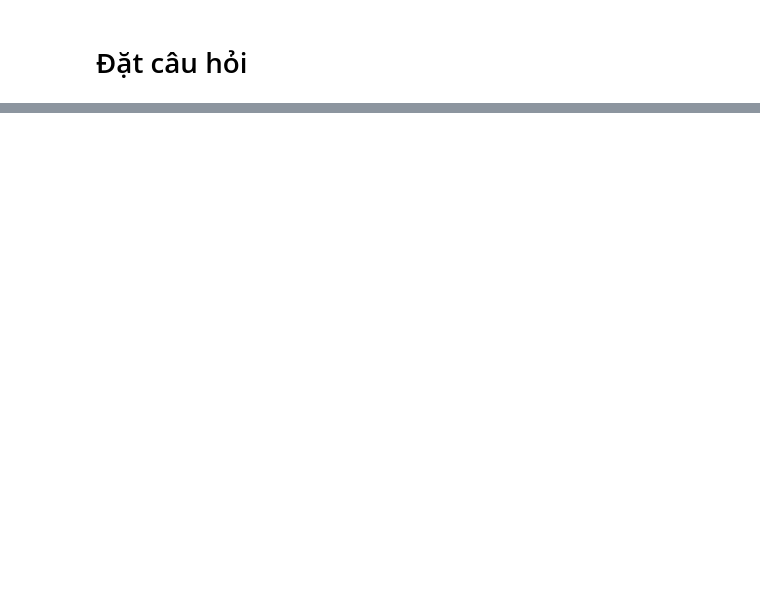
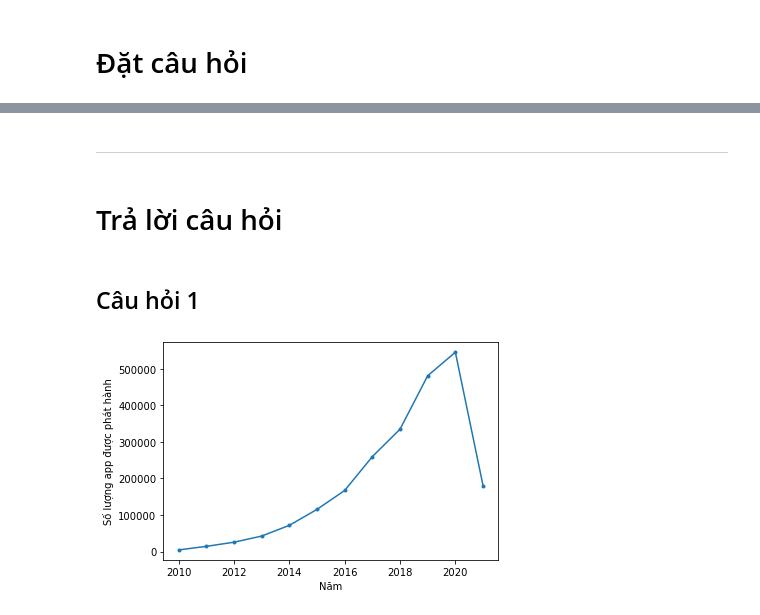
Before and after one commit to Tranmyhan/P4DS-CQ19-FinalProject---LT-KHDL, a Jupyter notebook: LT KHDL CK.ipynb, the cells around one changed output, grey strips where cells are left out. Drawn from its saved outputs; the diff is of its cells as text; code cells hidden in the pictures; blank space fills up the shorter version.

```diff
--- a/LT KHDL CK.ipynb
+++ b/LT KHDL CK.ipynb
@@ -151,5 +173,0 @@ dtype: object
-# %%
-df['Rating'] = df['Rating'].replace(np.nan, 0)
-df['Rating Count'] = df['Rating Count'].replace(np.nan, 0)
-df['Installs'] = df['Installs'].replace(np.nan, 0)
-df['Minimum Installs'] = df['Minimum Installs'].replace(np.nan, 0)
@@ -195,0 +257,3 @@ categorical_df.describe()
+# %%
+df["Year_released"] = pd.DatetimeIndex(df['Released']).year
+df.head()
@@ -195,0 +272,3 @@ categorical_df.describe()
+# %%
+df["Year_last_updated"] = pd.DatetimeIndex(df['Last Updated']).year
+df.head()
@@ -201,0 +297,13 @@ categorical_df.describe()
+# %% [markdown]
+---
+# %% [markdown]
+# Trả lời câu hỏi
+# %% [markdown]
+## Câu hỏi 1
+# %%
+released_count = df["Year_released"].value_counts().sort_index()
+# %%
+released_count.plot.line(xlabel = "Năm", ylabel = "Số lượng app được phát hành", marker = ".")
+plt.show()
+# %% [output]
+[figure, added]
```
Also changed, not shown: parts of 58 cells of this notebook.
